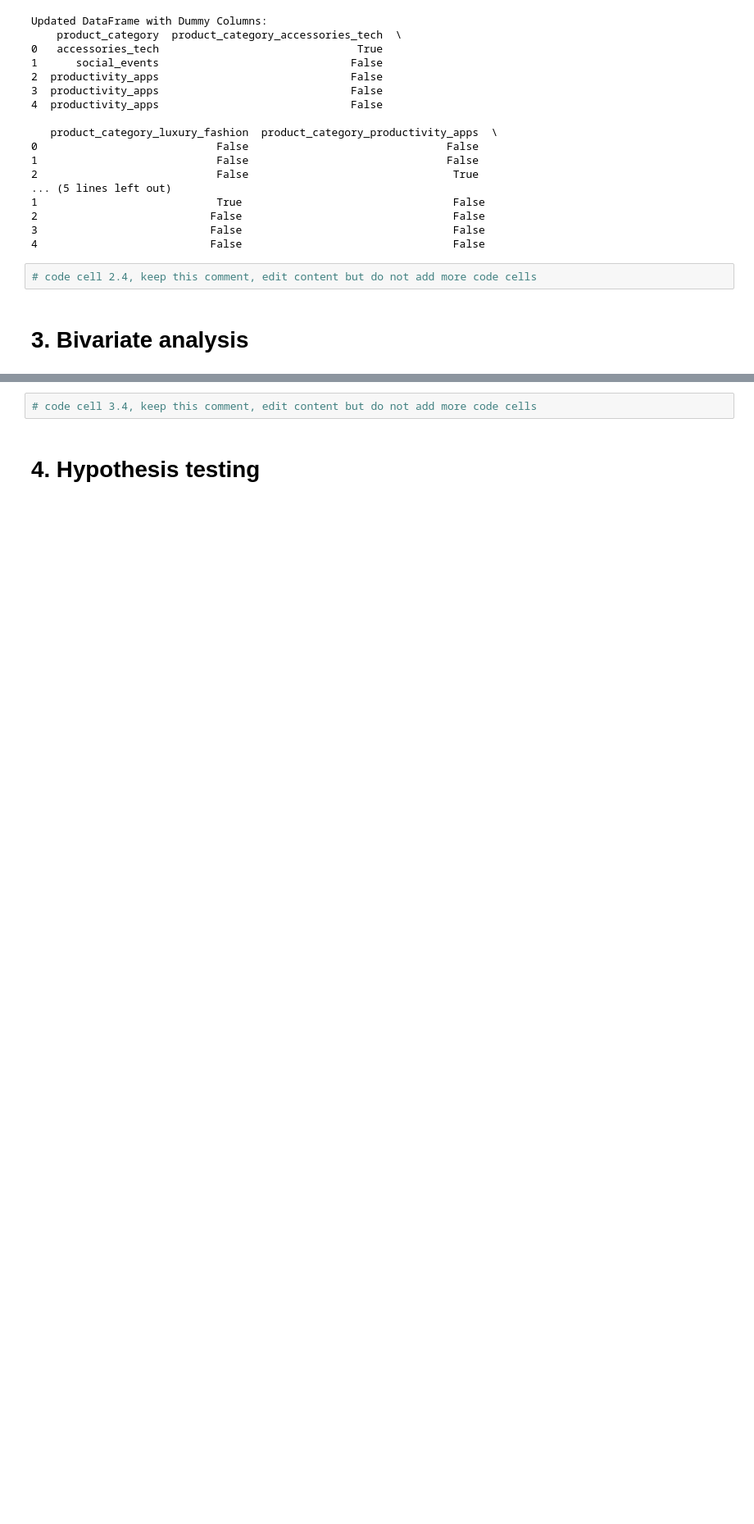
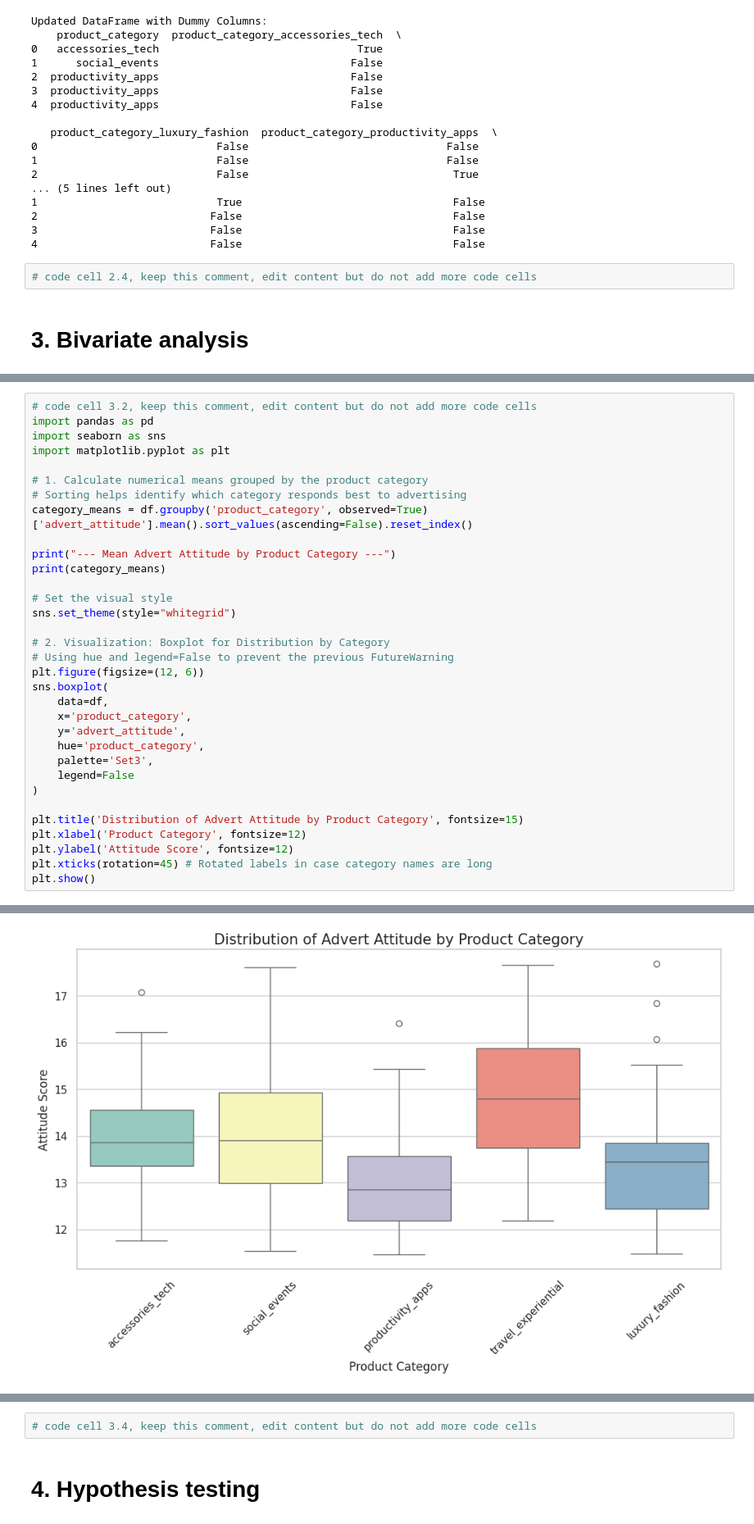
Before and after one commit to cca-cce/osm-comm, a Jupyter notebook: jnb/skoc62_labs.ipynb, the cells around one changed output, grey strips where cells are left out. Shown at 82% size. Saved outputs shown, nothing was run; the diff lists cells and outputs as text; blank space fills up the shorter version.

```diff
--- a/jnb/skoc62_labs.ipynb
+++ b/jnb/skoc62_labs.ipynb
@@ -355,0 +387,34 @@ Updated DataFrame with Dummy Columns:
+# %%
+# code cell 3.2, keep this comment, edit content but do not add more code cells
+import pandas as pd
+import seaborn as sns
+import matplotlib.pyplot as plt
+
+# 1. Calculate numerical means grouped by the product category
+# Sorting helps identify which category responds best to advertising
+category_means = df.groupby('product_category', observed=True)['advert_attitude'].mean().sort_values(ascending=False).reset_index()
+
+print("--- Mean Advert Attitude by Product Category ---")
+print(category_means)
+
+# Set the visual style
+sns.set_theme(style="whitegrid")
+
+# 2. Visualization: Boxplot for Distribution by Category
+# Using hue and legend=False to prevent the previous FutureWarning
+plt.figure(figsize=(12, 6))
+sns.boxplot(
+    data=df,
+    x='product_category',
+    y='advert_attitude',
+    hue='product_category',
+    palette='Set3',
+    legend=False
+)
+
+plt.title('Distribution of Advert Attitude by Product Category', fontsize=15)
+plt.xlabel('Product Category', fontsize=12)
+plt.ylabel('Attitude Score', fontsize=12)
+plt.xticks(rotation=45) # Rotated labels in case category names are long
+plt.show()
+# %% [output]
@@ -355,0 +428 @@ Updated DataFrame with Dummy Columns:
+[figure, added]
```
Also changed, not shown: parts of 13 cells of this notebook.
